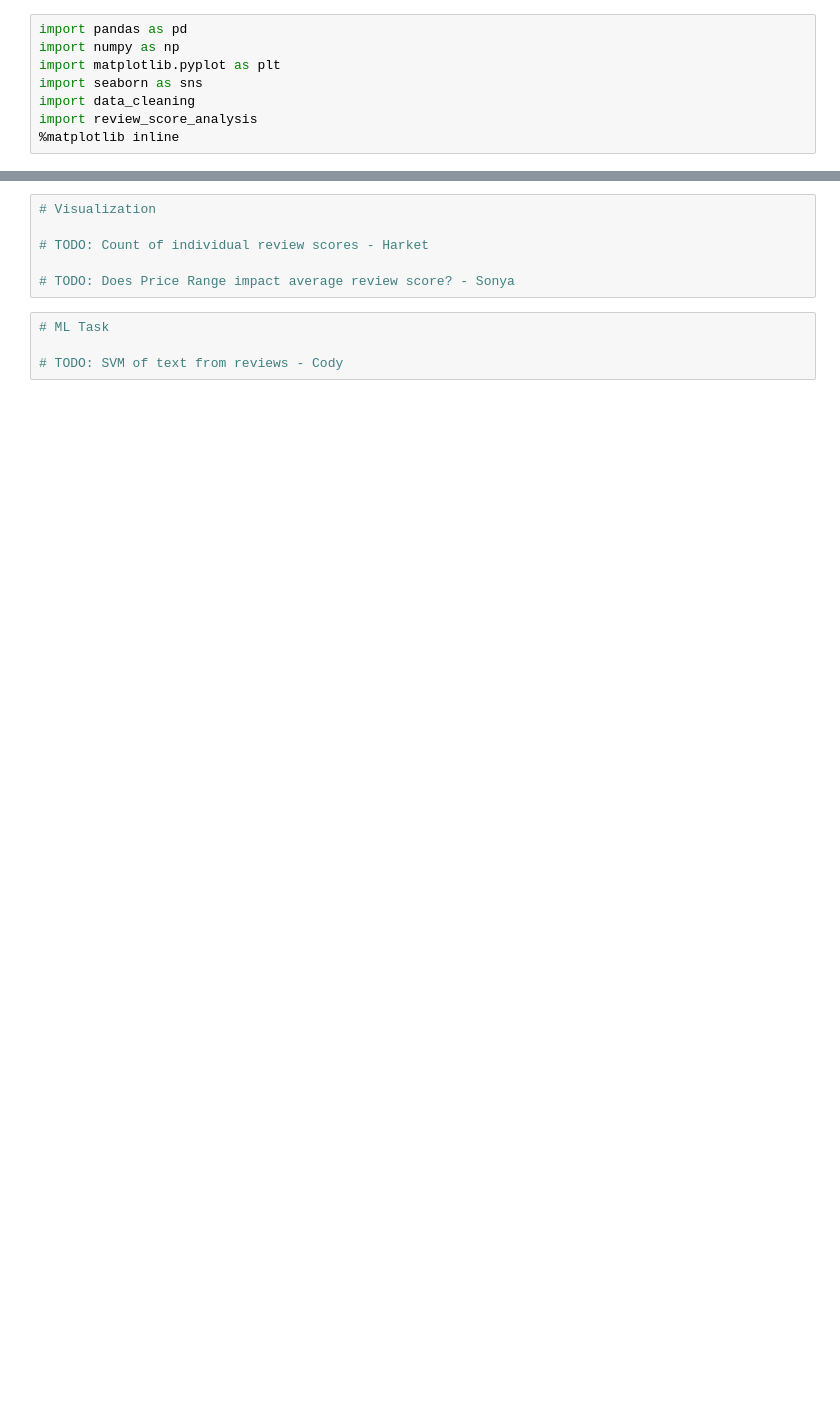
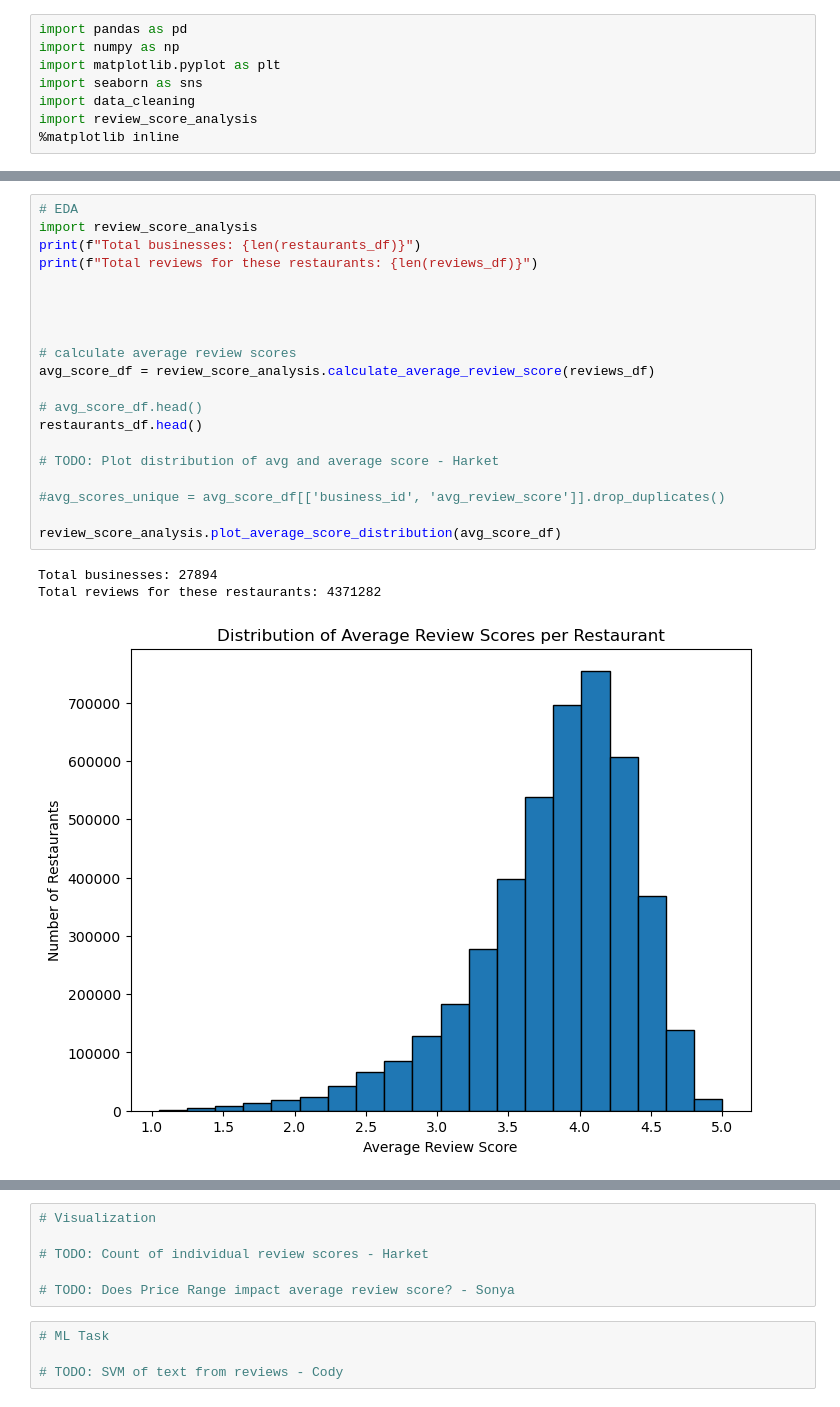
Before and after one commit to uic-cs418/group-project-better-late-than-never, a Jupyter notebook: progress_report.ipynb, the cells around one changed output, grey strips where cells are left out. Saved outputs shown, nothing was run; the diff lists cells and outputs as text; blank space fills up the shorter version.

```diff
--- a/progress_report.ipynb
+++ b/progress_report.ipynb
@@ -24,0 +28,24 @@ reviews_df = data_cleaning.filter_review_data("data/yelp_academic_dataset_review
+# %%
+# EDA
+import review_score_analysis
+print(f"Total businesses: {len(restaurants_df)}")
+print(f"Total reviews for these restaurants: {len(reviews_df)}")
+
+
+
+
+# calculate average review scores
+avg_score_df = review_score_analysis.calculate_average_review_score(reviews_df)
+
+# avg_score_df.head()
+restaurants_df.head()
+
+# TODO: Plot distribution of avg and average score - Harket
+
+#avg_scores_unique = avg_score_df[['business_id', 'avg_review_score']].drop_duplicates()
+
+review_score_analysis.plot_average_score_distribution(avg_score_df)
+# %% [output]
+Total businesses: 27894
+Total reviews for these restaurants: 4371282
+[figure, added]
```
Also changed, not shown: parts of 8 cells of this notebook.
